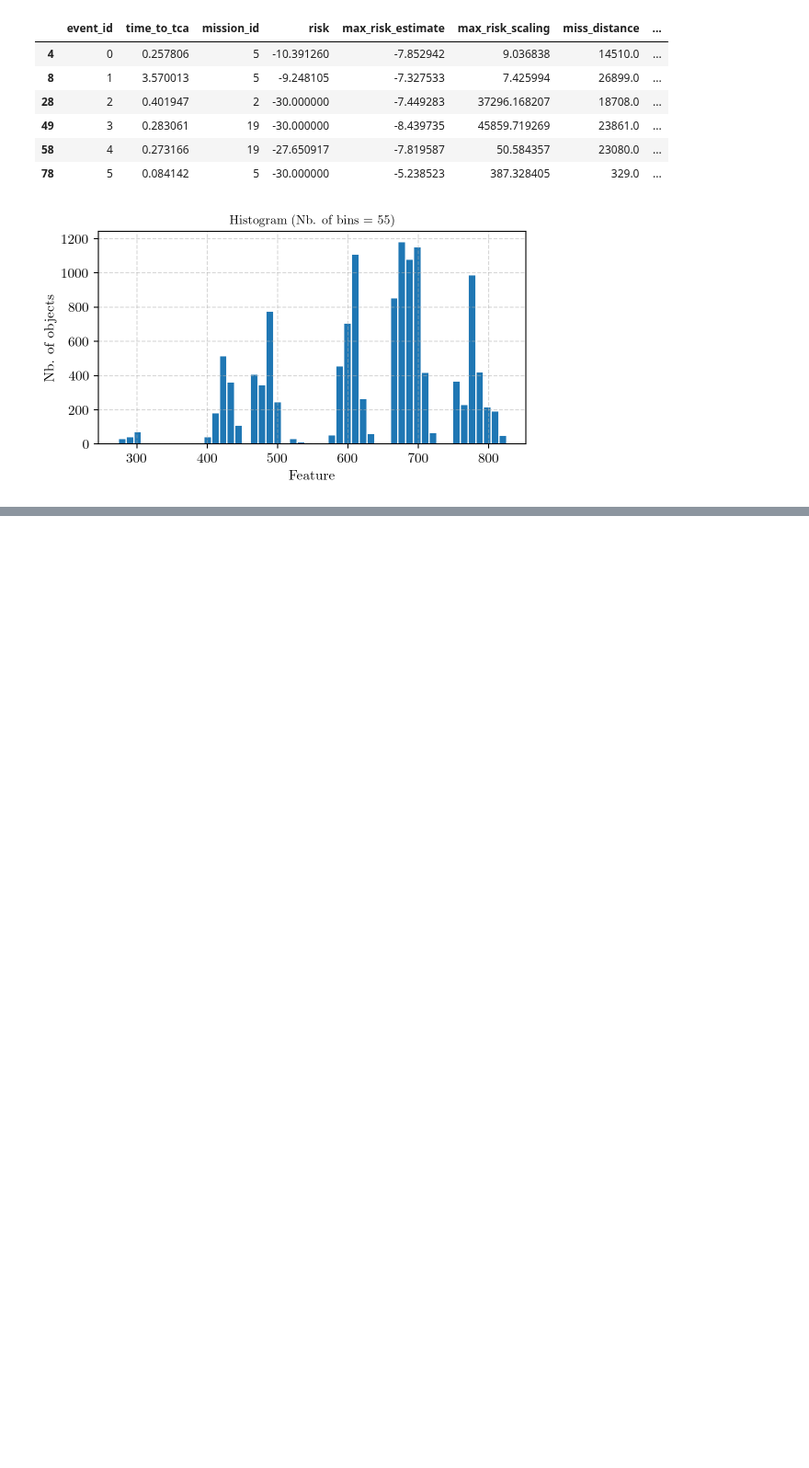
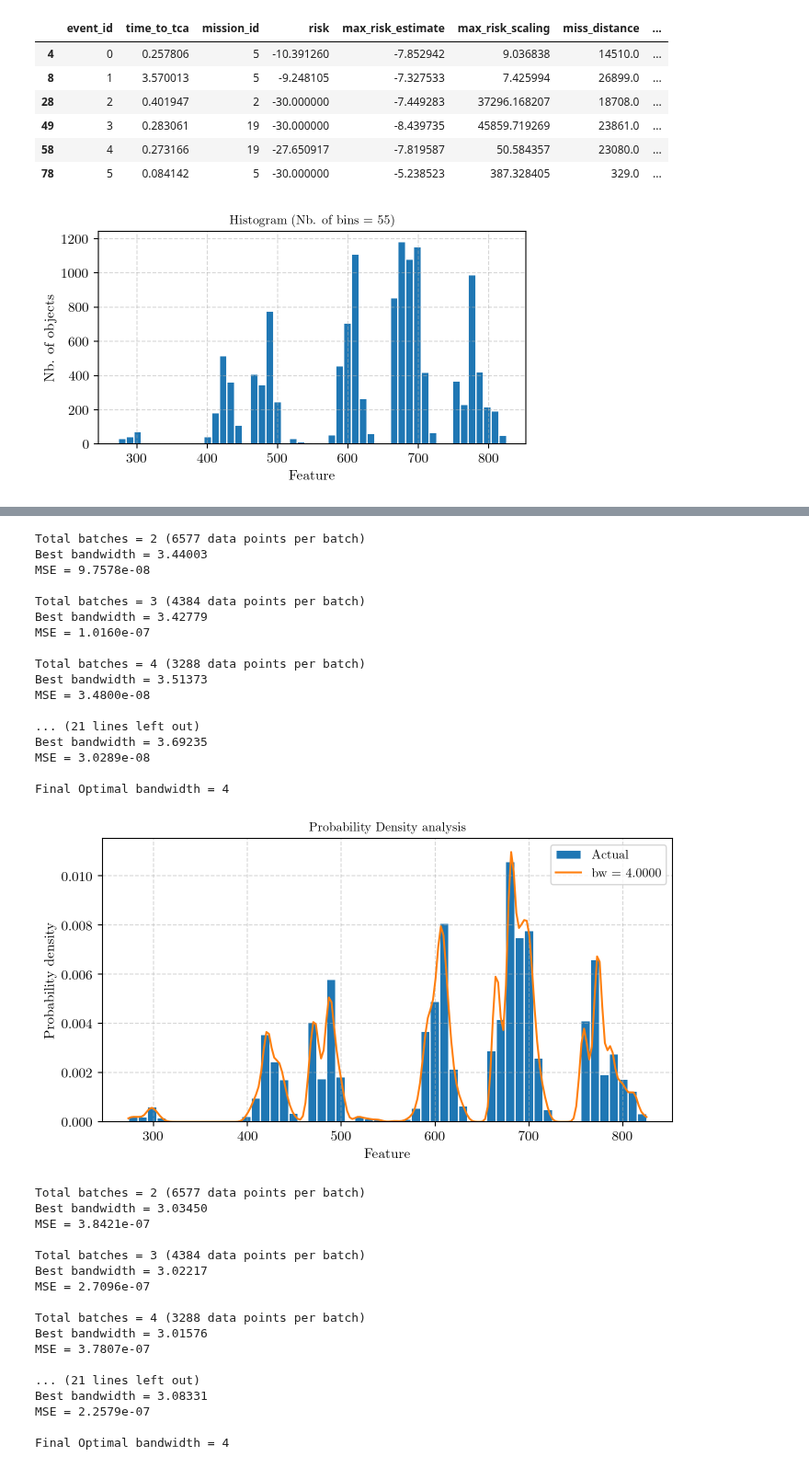
Before and after one commit to JJavierRosales/scapy, a Jupyter notebook: notebooks/kde_bandwidth_selection.ipynb, the cells around one changed output, grey strips where cells are left out. Shown at 92% size. Drawn from its saved outputs; the diff is of its cells as text; code cells hidden in the pictures; blank space fills up the shorter version.

```diff
--- a/notebooks/kde_bandwidth_selection.ipynb
+++ b/notebooks/kde_bandwidth_selection.ipynb
@@ -171,7 +90,0 @@ def argmax_mlcv(data, bwlim, tol=1e-3, max_iter=50, print_log=True):
-# %%
-bwlim = [0.1, 2.0]
-best_bw, max_mlcv = argmax_mlcv(data, bwlim, tol=1e-3, max_iter=50, print_log=True)
-
-print("Best bandwidth = %.4e / Max. MLCV = %.4e" % (best_bw, max_mlcv))
-
-print_kde(data, best_bw)
@@ -295,17 +182,64 @@ print(f'Final Optimal bandwidth = {best_bw}')
 # %%
-# Scale best_bw to 1.75
+# Features to approximate t_h_per, t_j2k_sma, t_j2k_inc, t_j2k_ecc
+features = ['t_h_per', 't_j2k_sma', 't_j2k_inc', 't_j2k_ecc', 'azimuth']
 
-kde_x_grid = np.linspace(bin_centers[0], bin_centers[-1],1000)
-epd = kde_sklearn(data, kde_x_grid, kernel='gaussian', bandwidth=best_bw)
+for feature in features:
+    # feature = features[4]
+    data = df_lastCDM[feature].to_numpy()
 
-plt.figure(figsize=(8,4))
-plt.plot(bin_centers, avg_apd, label = r'Actuals average')
-plt.plot(kde_x_grid, epd, label = r'Estimated')
-plt.xlabel('Feature')
-plt.ylabel('Probability density')
-plt.title('Probability density (Nb. bins = %d)' % bins['n'], fontsize=10)
-plt.grid(True, linestyle="dashed", alpha=0.5)
-plt.legend(loc='best', fontsize=10)
-plt.show()
+    # Shuffle data
+    np.random.shuffle(data)
 
-print_kde(data, [best_bw], figsize=(8,4))
+    # Get resulsts from the cross-validation
+    kde_bw = bandwidth_msecv(data)
+
+#     kde_x_grid = np.linspace(kde_bw['bin_centers'][0], kde_bw['bin_centers'][-1],1000)
+#     epd = kde_sklearn(data, kde_x_grid, kernel='gaussian', bandwidth=kde_bw['bw'])
+
+#     plt.figure(figsize=(8,4))
+#     plt.plot(kde_bw['bin_centers'], kde_bw['avg_apd'], label = r'Actuals average')
+#     plt.plot(kde_x_grid, epd, label = r'Estimated')
+#     plt.xlabel('Feature')
+#     plt.ylabel('Probability density')
+#     plt.title('Probability density (Nb. bins = %d)' % bins['n'], fontsize=10)
+#     plt.grid(True, linestyle="dashed", alpha=0.5)
+#     plt.legend(loc='best', fontsize=10)
+#     plt.show()
+
+    irpplots.plot_kde(data, [kde_bw['bw']], figsize=(8,4))
+# %% [output]
+Total batches = 2 (6577 data points per batch)
+Best bandwidth = 3.44003
+MSE = 9.7578e-08
+
+Total batches = 3 (4384 data points per batch)
+Best bandwidth = 3.42779
+MSE = 1.0160e-07
+
+Total batches = 4 (3288 data points per batch)
+Best bandwidth = 3.51373
+MSE = 3.4800e-08
+
+... (21 lines left out)
+Best bandwidth = 3.69235
+MSE = 3.0289e-08
+
+Final Optimal bandwidth = 4
+[figure, added]
+Total batches = 2 (6577 data points per batch)
+Best bandwidth = 3.03450
+MSE = 3.8421e-07
+
+Total batches = 3 (4384 data points per batch)
+Best bandwidth = 3.02217
+MSE = 2.7096e-07
+
+Total batches = 4 (3288 data points per batch)
+Best bandwidth = 3.01576
+MSE = 3.7807e-07
+
+... (21 lines left out)
+Best bandwidth = 3.08331
+MSE = 2.2579e-07
+
+Final Optimal bandwidth = 4
```
Also changed, not shown: parts of 18 cells of this notebook.
